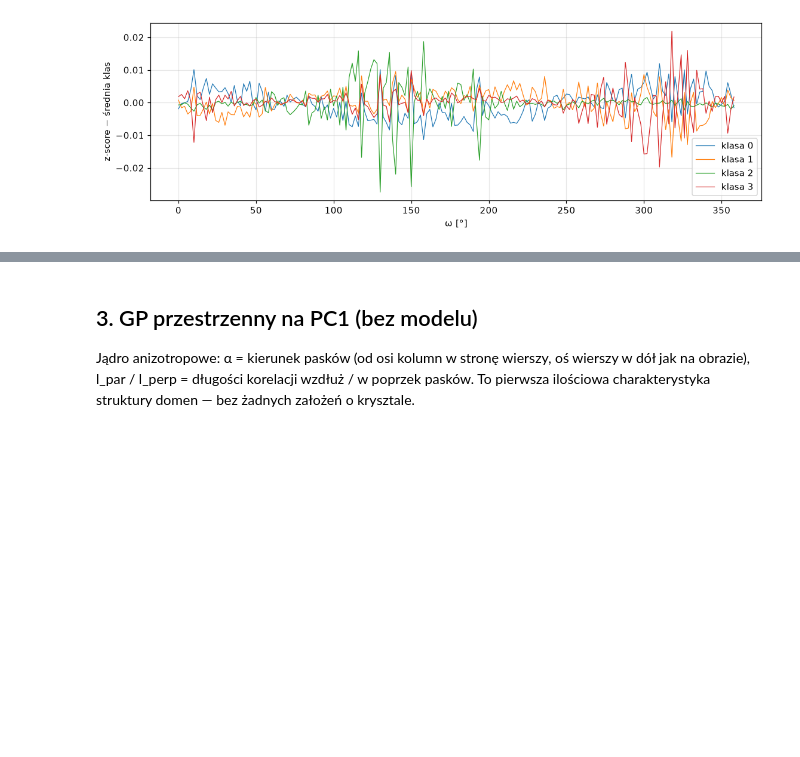
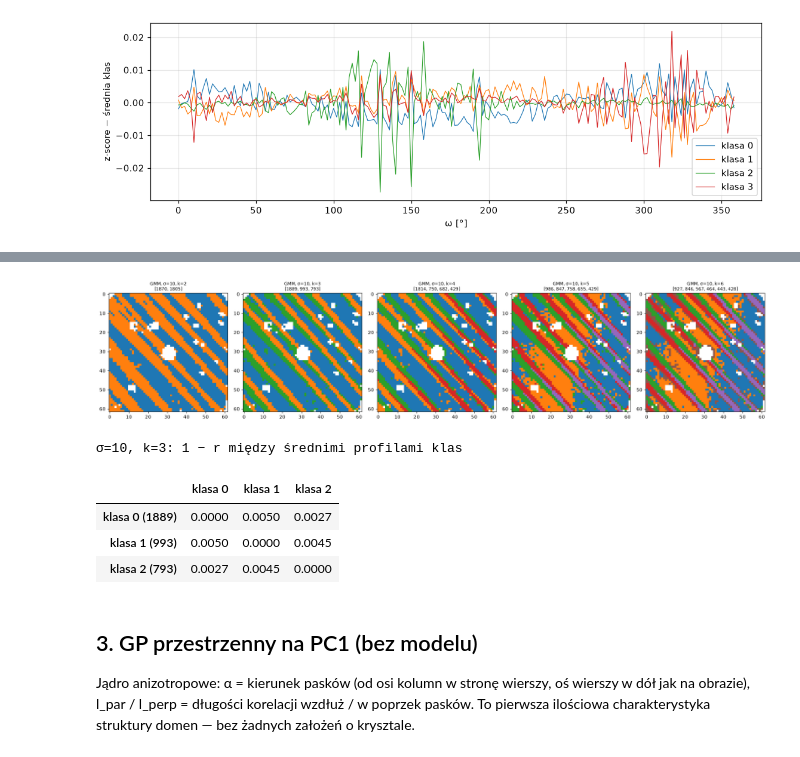
Before and after one commit to GP-for-crystalography/gaussian, a Jupyter notebook: gp_learning/real_data.ipynb, the cells around one changed output, grey strips where cells are left out. Cells and saved outputs as stored; diff of their text form; code cells hidden in the pictures; blank space fills up the shorter version.

```diff
--- a/gp_learning/real_data.ipynb
+++ b/gp_learning/real_data.ipynb
@@ -129,3 +197,27 @@ plt.show()
+# %%
+SIGMA_SHOW = 10
+r_ = scans[SIGMA_SHOW]
+ks_ = [2, 3, 4, 5, 6]
+fig, ax = plt.subplots(1, len(ks_), figsize=(4 * len(ks_), 4.2))
+for a_, k_ in zip(ax, ks_):
+    a_.imshow(np.where(r_["labels"][k_] >= 0, r_["labels"][k_], np.nan), cmap="tab10", vmin=0, vmax=9,
+              interpolation="nearest")
+    a_.set_title(f"GMM, σ={SIGMA_SHOW}, k={k_}\n" + str(r_["sizes"][k_].tolist()), fontsize=9)
+plt.tight_layout(); plt.show()
+# różnice średnich profili klas dla wybranego k (1 − r; warianty w symulacji ≈ 0.03–0.04)
+K_SHOW = 3
+cp_, cc_ = rd.class_profiles(Y, valid, r_["labels"][K_SHOW])
+Mk = np.array([[1 - z(a) @ z(b) for b in cp_] for a in cp_])
+print(f"σ={SIGMA_SHOW}, k={K_SHOW}: 1 − r między średnimi profilami klas")
+display(pd.DataFrame(Mk, index=[f"klasa {c} ({n})" for c, n in enumerate(cc_)],
+                     columns=[f"klasa {c}" for c in range(len(cc_))]).style.format("{:.4f}"))
+# %% [output]
+[figure, added]
+σ=10, k=3: 1 − r między średnimi profilami klas
+|  | klasa 0 | klasa 1 | klasa 2 |
+| klasa 0 (1889) | 0.0000 | 0.0050 | 0.0027 |
+| klasa 1 (993) | 0.0050 | 0.0000 | 0.0045 |
+| klasa 2 (793) | 0.0027 | 0.0045 | 0.0000 |
 # %% [markdown]
 ## 3. GP przestrzenny na PC1 (bez modelu)
 
```
Also changed, not shown: parts of 33 cells of this notebook, 3 other files.
